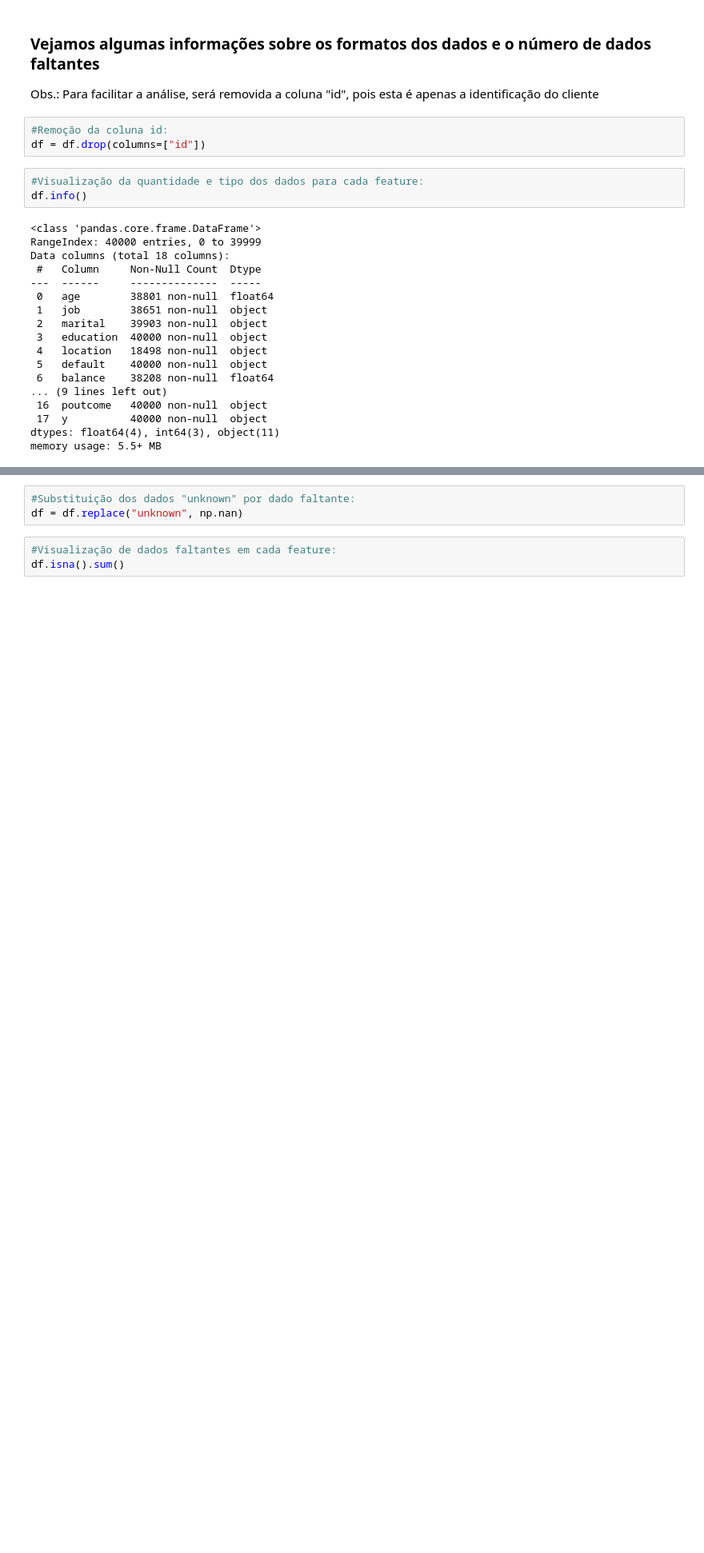
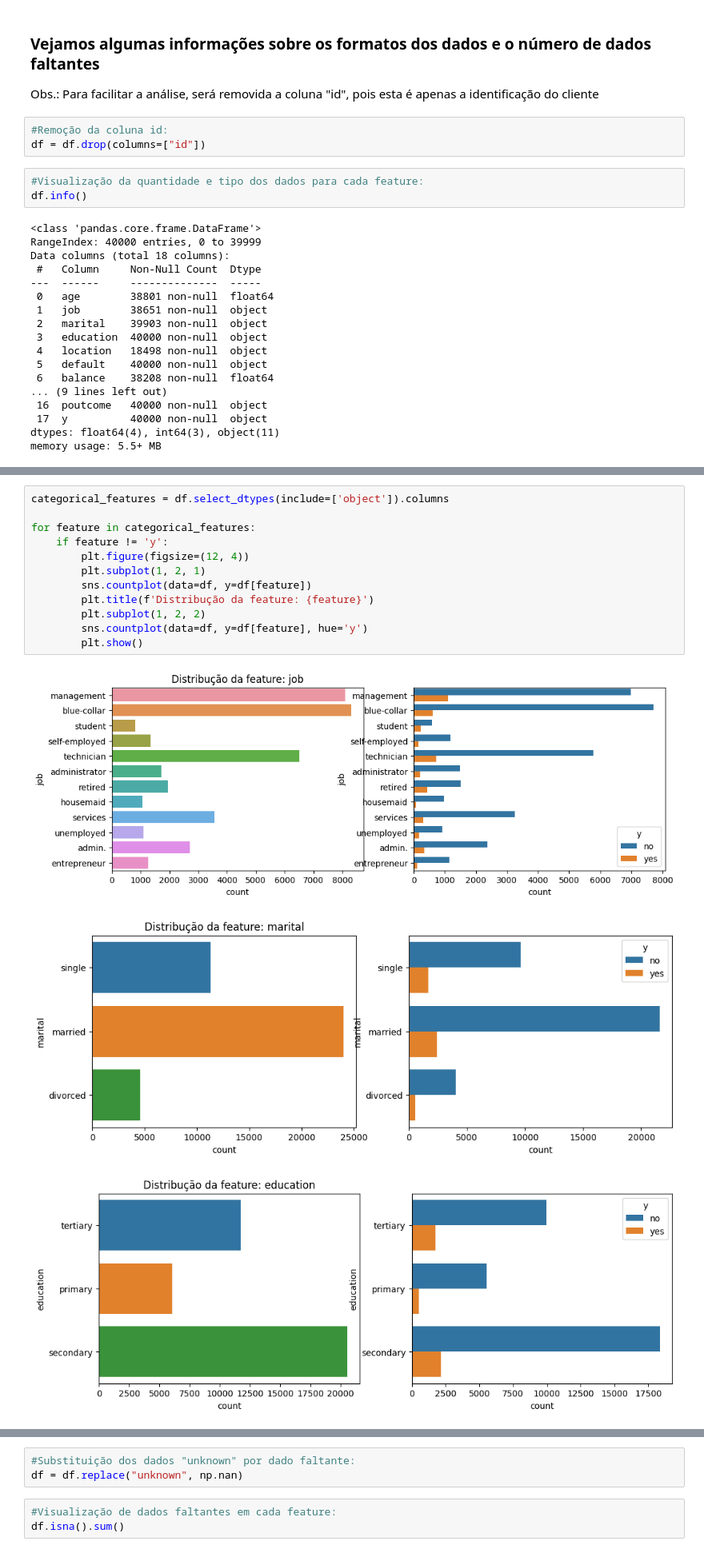
Before and after one commit to ArthurWDamasi0/ProjetoFinalTA, a Jupyter notebook: NovaAnalise.ipynb, the cells around one changed output, grey strips where cells are left out. Shown at 80% size. Drawn from its saved outputs; the diff is of its cells as text; blank space fills up the shorter version.

```diff
--- a/NovaAnalise.ipynb
+++ b/NovaAnalise.ipynb
@@ -100,0 +146,16 @@ Y
+# %%
+categorical_features = df.select_dtypes(include=['object']).columns
+
+for feature in categorical_features:
+    if feature != 'y':
+        plt.figure(figsize=(12, 4))
+        plt.subplot(1, 2, 1)
+        sns.countplot(data=df, y=df[feature])
+        plt.title(f'Distribução da feature: {feature}')
+        plt.subplot(1, 2, 2)
+        sns.countplot(data=df, y=df[feature], hue='y')
+        plt.show()
+# %% [output]
+[figure, added]
+[figure, added]
+[figure, added]
```
Also changed, not shown: parts of 24 cells of this notebook.
